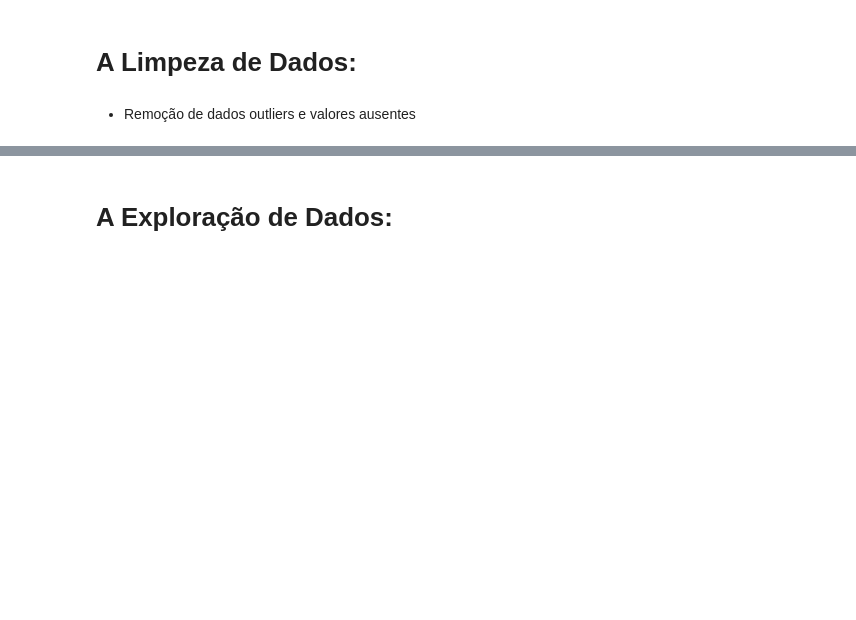
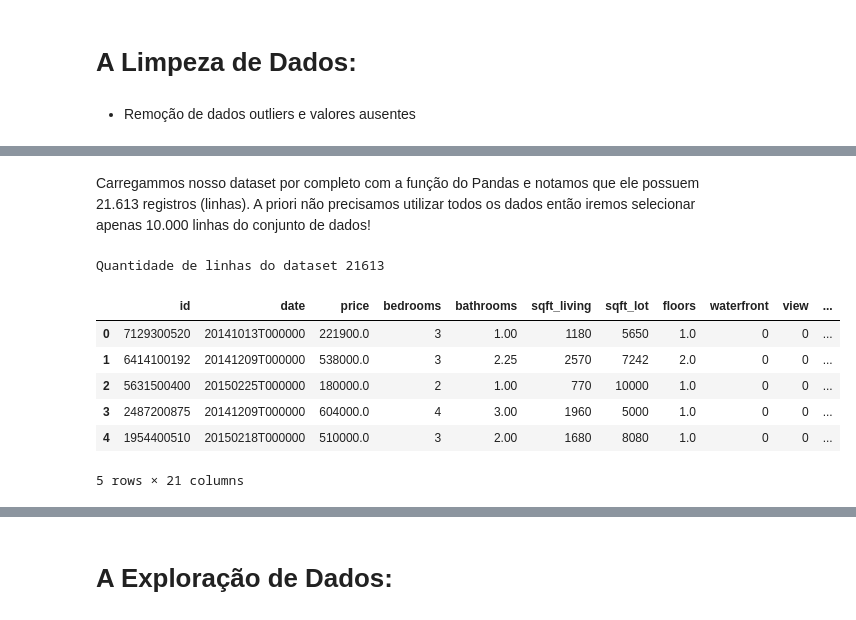
Before and after one commit to Adjalma/Mini-Projeto-DNC, a Jupyter notebook: Mini_Projeto_DNC.ipynb, the cells around one changed output, grey strips where cells are left out. Drawn from its saved outputs; the diff is of its cells as text; code cells hidden in the pictures; blank space fills up the shorter version.

```diff
--- a/Mini_Projeto_DNC.ipynb
+++ b/Mini_Projeto_DNC.ipynb
@@ -74,0 +49,15 @@ kcs
+# %% [markdown]
+Carregammos nosso dataset por completo com a função do Pandas e notamos que ele possuem 21.613 registros (linhas). A priori não precisamos utilizar todos os dados então iremos selecionar apenas 10.000 linhas do conjunto de dados!
+# %%
+kcs = pd.read_csv('/content/kc_house_data.csv', nrows= 21613)
+print("Quantidade de linhas do dataset {}".format(kcs.shape[0]))
+kcs.head()
+# %% [output]
+Quantidade de linhas do dataset 21613
+|  | id | date | price | bedrooms | bathrooms | sqft_living | sqft_lot | floors | waterfront | view | ... |
+| 0 | 7129300520 | 20141013T000000 | 221900.0 | 3 | 1.00 | 1180 | 5650 | 1.0 | 0 | 0 | ... |
+| 1 | 6414100192 | 20141209T000000 | 538000.0 | 3 | 2.25 | 2570 | 7242 | 2.0 | 0 | 0 | ... |
+| 2 | 5631500400 | 20150225T000000 | 180000.0 | 2 | 1.00 | 770 | 10000 | 1.0 | 0 | 0 | ... |
+| 3 | 2487200875 | 20141209T000000 | 604000.0 | 4 | 3.00 | 1960 | 5000 | 1.0 | 0 | 0 | ... |
+| 4 | 1954400510 | 20150218T000000 | 510000.0 | 3 | 2.00 | 1680 | 8080 | 1.0 | 0 | 0 | ... |
+5 rows × 21 columns
```
Also changed, not shown: parts of 28 cells of this notebook.
